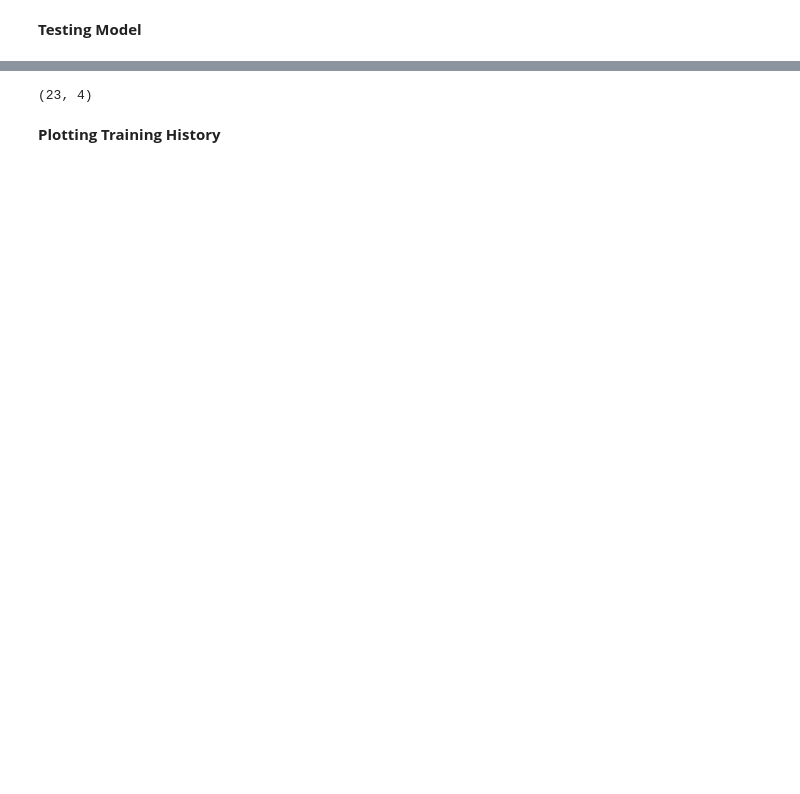
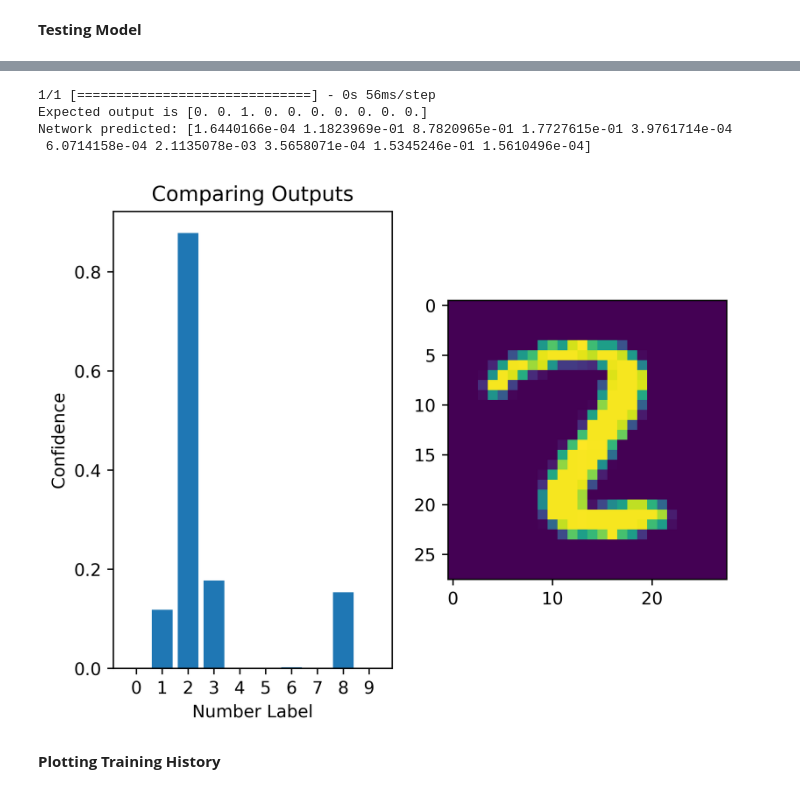
Before and after one commit to litepupp/ML-Models, a Jupyter notebook: NeuralNets/Feedforward/python/tensorflow/network_test.ipynb, the cells around one changed output, grey strips where cells are left out. Drawn from its saved outputs; the diff is of its cells as text; code cells hidden in the pictures; blank space fills up the shorter version.

```diff
--- a/NeuralNets/Feedforward/python/tensorflow/network_test.ipynb
+++ b/NeuralNets/Feedforward/python/tensorflow/network_test.ipynb
@@ -89,11 +200,24 @@ Test loss: 0.25054773688316345, Test accuracy: 0.49900001287460327
-# %%
-TEST_EXAMPLE = 23
-
-# prediction = model.predict()
-
-test_X[:TEST_EXAMPLE].shape
-# %% [output]
-(23, 4)
+# %%
+TEST_EXAMPLE = 4274
+
+prediction = model.predict(test_X[TEST_EXAMPLE, None])
+
+fig, axes = plt.subplots(1, 2)
+axes[0].bar(x=[str(x) for x in range(10)], height=prediction[0])
+axes[0].set_title("Comparing Outputs")
+axes[0].set_ylabel("Confidence")
+axes[0].set_xlabel("Number Label")
+
+axes[1].imshow(test_X[TEST_EXAMPLE].reshape((28, 28)))
+
+print(f"Expected output is {test_y[TEST_EXAMPLE]}")
+print(f"Network predicted: {prediction[0]}")
+# %% [output]
+1/1 [==============================] - 0s 56ms/step
+Expected output is [0. 0. 1. 0. 0. 0. 0. 0. 0. 0.]
+Network predicted: [1.6440166e-04 1.1823969e-01 8.7820965e-01 1.7727615e-01 3.9761714e-04
+ 6.0714158e-04 2.1135078e-03 3.5658071e-04 1.5345246e-01 1.5610496e-04]
+[figure, added]
 # %% [markdown]
 **Plotting Training History**
 # %%
```
Also changed, not shown: parts of 18 cells of this notebook, 1 other file.
